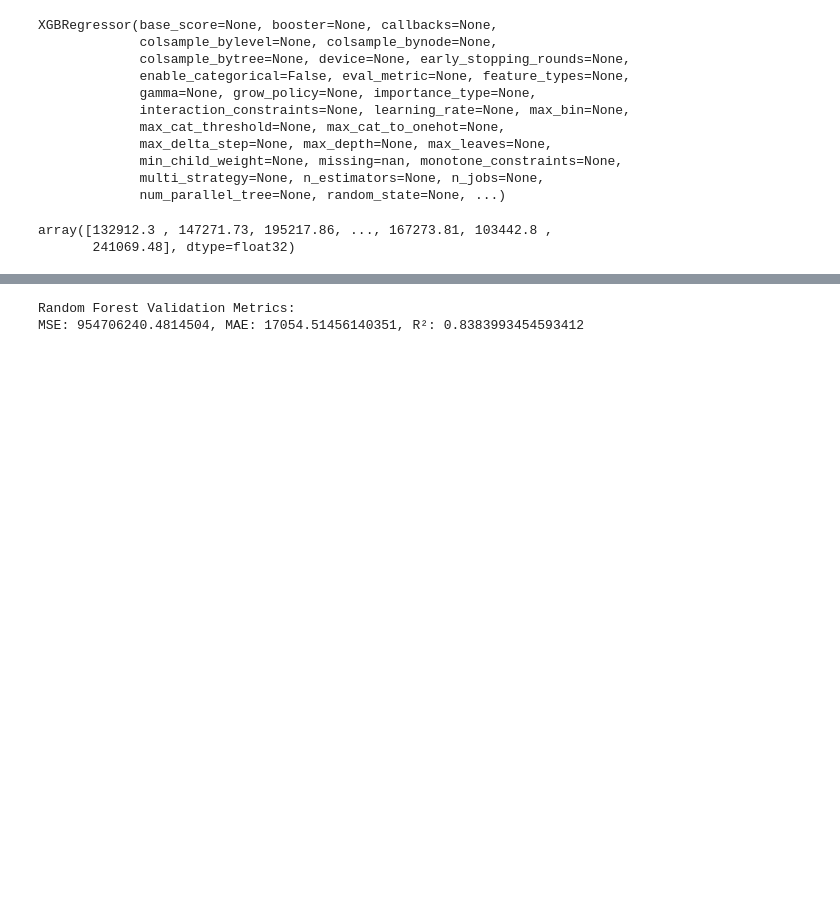
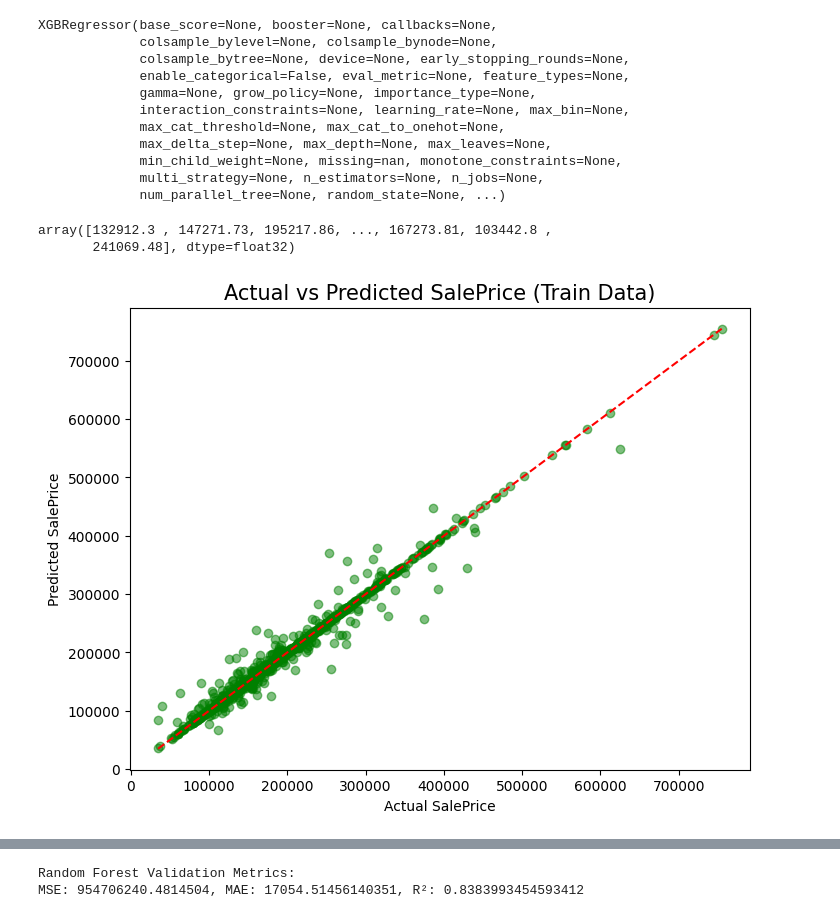
Before and after one commit to MathalinAK/machinelearning, a Jupyter notebook: housepricepredict.ipynb, the cells around one changed output, grey strips where cells are left out. Saved outputs shown, nothing was run; the diff lists cells and outputs as text; code cells hidden in the pictures; blank space fills up the shorter version.

```diff
--- a/housepricepredict.ipynb
+++ b/housepricepredict.ipynb
@@ -292,0 +293,10 @@ datasets.to_csv('sample_submission1.csv',index=False)
+# %%
+plt.figure(figsize=(8, 6))
+plt.scatter(y_train, classifier.predict(X_train), alpha=0.5, color='green')
+plt.title('Actual vs Predicted SalePrice (Train Data)', fontsize=15)
+plt.xlabel('Actual SalePrice')
+plt.ylabel('Predicted SalePrice')
+plt.plot([y_train.min(), y_train.max()], [y_train.min(), y_train.max()], color='red', linestyle='--')
+plt.show()
+# %% [output]
+[figure, added]
```
Also changed, not shown: parts of 4 cells of this notebook.
